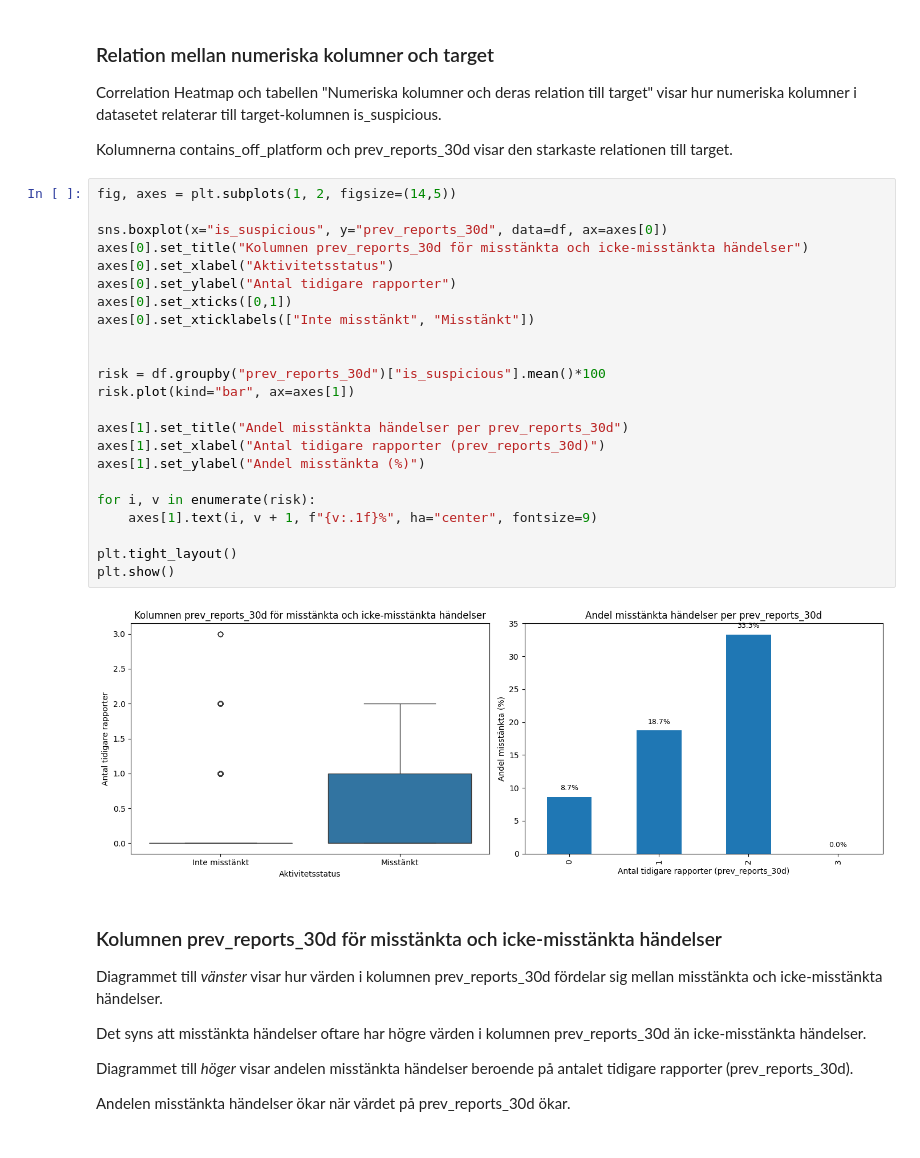
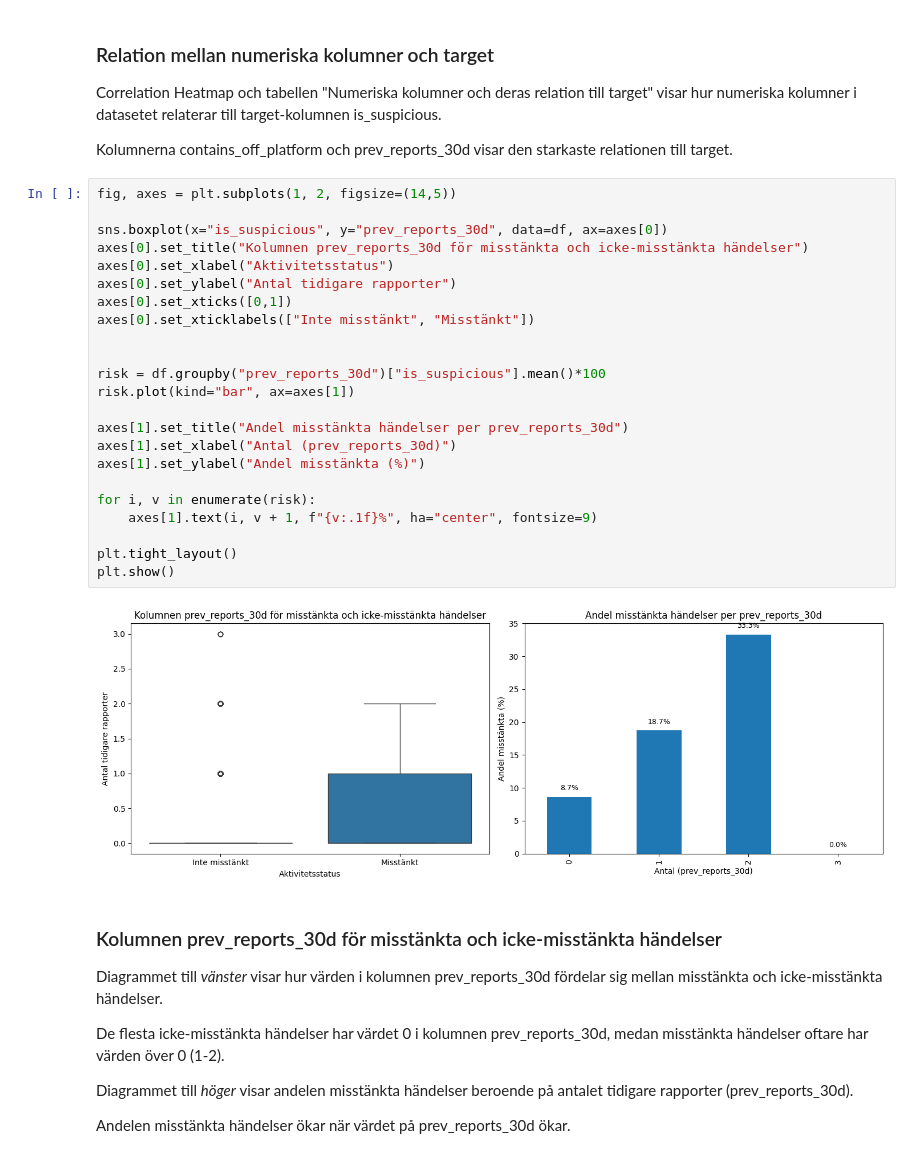
Before and after one commit to eliasstalfreelancer/GruppArbete_ML_Grupp_6, a Jupyter notebook: Report.ipynb, the cells around one changed output. Saved outputs shown, nothing was run; the diff lists cells and outputs as text.

```diff
--- a/Report.ipynb
+++ b/Report.ipynb
@@ -177,34 +177,34 @@ Kolumnerna contains_off_platform och prev_reports_30d visar den starkaste relati
 # %%
 fig, axes = plt.subplots(1, 2, figsize=(14,5))
 
 sns.boxplot(x="is_suspicious", y="prev_reports_30d", data=df, ax=axes[0])
 axes[0].set_title("Kolumnen prev_reports_30d för misstänkta och icke-misstänkta händelser")
 axes[0].set_xlabel("Aktivitetsstatus")
 axes[0].set_ylabel("Antal tidigare rapporter")
 axes[0].set_xticks([0,1])
 axes[0].set_xticklabels(["Inte misstänkt", "Misstänkt"])
 
 
 risk = df.groupby("prev_reports_30d")["is_suspicious"].mean()*100
 risk.plot(kind="bar", ax=axes[1])
 
 axes[1].set_title("Andel misstänkta händelser per prev_reports_30d")
-axes[1].set_xlabel("Antal tidigare rapporter (prev_reports_30d)")
+axes[1].set_xlabel("Antal (prev_reports_30d)")
 axes[1].set_ylabel("Andel misstänkta (%)")
 
 for i, v in enumerate(risk):
     axes[1].text(i, v + 1, f"{v:.1f}%", ha="center", fontsize=9)
 
 plt.tight_layout()
 plt.show()
 # %% [output]
-[figure, old version]
+[figure, new version]
 # %% [markdown]
 ### Kolumnen prev_reports_30d för misstänkta och icke-misstänkta händelser
 
 Diagrammet till *vänster* visar hur värden i kolumnen prev_reports_30d fördelar sig mellan misstänkta och icke-misstänkta händelser.
 
-Det syns att misstänkta händelser oftare har högre värden i kolumnen prev_reports_30d än icke-misstänkta händelser.
+De flesta icke-misstänkta händelser har värdet 0 i kolumnen prev_reports_30d, medan misstänkta händelser oftare har värden över 0 (1-2).
 
 Diagrammet till *höger* visar andelen misstänkta händelser beroende på antalet tidigare rapporter (prev_reports_30d).
 
```
